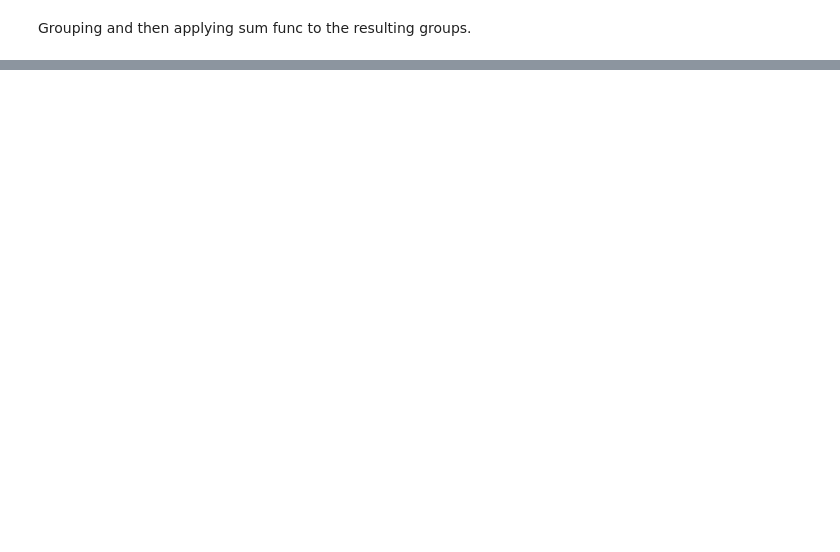
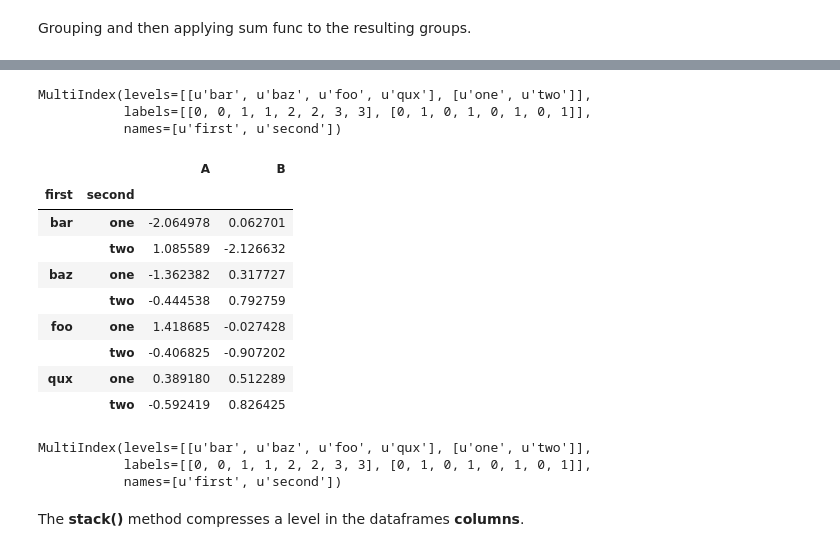
Before and after one commit to mscaudill/Tutorials, a Jupyter notebook: pandas_tutorials/10_min_pandas/10min.ipynb, the cells around one changed output, grey strips where cells are left out. Cells and saved outputs as stored; diff of their text form; code cells hidden in the pictures; blank space fills up the shorter version.

```diff
--- a/pandas_tutorials/10_min_pandas/10min.ipynb
+++ b/pandas_tutorials/10_min_pandas/10min.ipynb
@@ -855,0 +876,5 @@ df.groupby('A').sum()
+# %%
+tuples = list(zip(*[['bar', 'bar', 'baz', 'baz',
+   ....:             'foo', 'foo', 'qux', 'qux'],
+   ....:            ['one', 'two', 'one', 'two',
+   ....:             'one', 'two', 'one', 'two']]))
@@ -855,0 +892,31 @@ df.groupby('A').sum()
+# %%
+index = pd.MultiIndex.from_tuples(tuples, names=['first','second'])
+# %%
+index
+# %% [output]
+MultiIndex(levels=[[u'bar', u'baz', u'foo', u'qux'], [u'one', u'two']],
+           labels=[[0, 0, 1, 1, 2, 2, 3, 3], [0, 1, 0, 1, 0, 1, 0, 1]],
+           names=[u'first', u'second'])
+# %%
+df = pd.DataFrame(np.random.randn(8,2), index=index, columns=['A','B'])
+# %%
+df # The data frame has two indexes
+# %% [output]
+|  |  | A | B |
+| first | second |  |  |
+| bar | one | -2.064978 | 0.062701 |
+|  | two | 1.085589 | -2.126632 |
+| baz | one | -1.362382 | 0.317727 |
+|  | two | -0.444538 | 0.792759 |
+| foo | one | 1.418685 | -0.027428 |
+|  | two | -0.406825 | -0.907202 |
+| qux | one | 0.389180 | 0.512289 |
+|  | two | -0.592419 | 0.826425 |
+# %%
+df.index
+# %% [output]
+MultiIndex(levels=[[u'bar', u'baz', u'foo', u'qux'], [u'one', u'two']],
+           labels=[[0, 0, 1, 1, 2, 2, 3, 3], [0, 1, 0, 1, 0, 1, 0, 1]],
+           names=[u'first', u'second'])
+# %% [markdown]
+The **stack()** method compresses a level in the dataframes **columns**.
```
Also changed, not shown: parts of 148 cells of this notebook, 3 other files.
